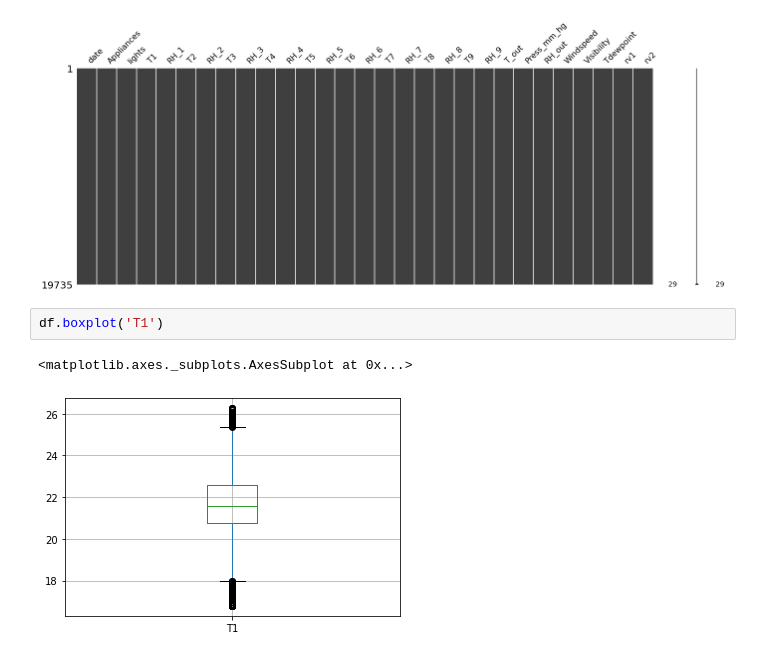
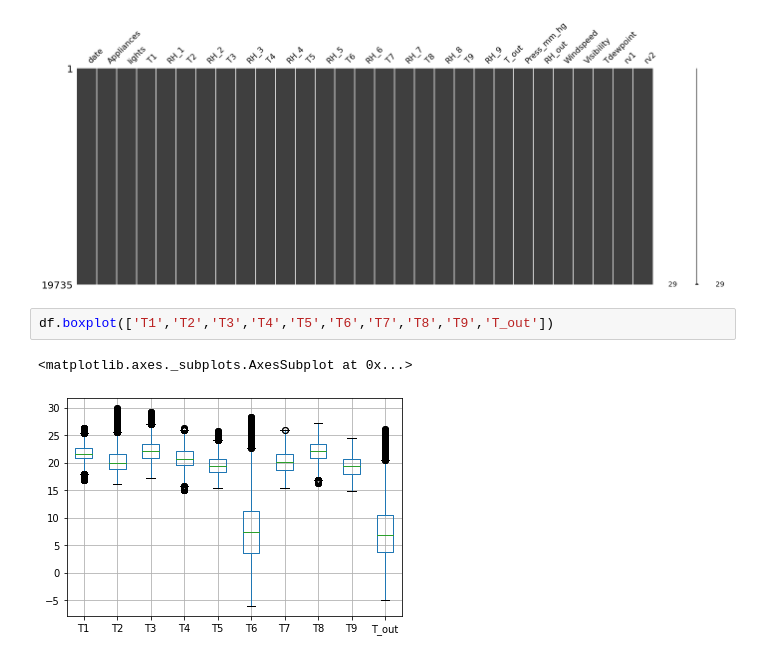
Before and after one commit to Shailendra114/Appliances-Energy-Prediction, a Jupyter notebook: Appliances_Energy_Prediction(Machine_Learnng_Capstone_Project).ipynb, the cells around one changed output. Saved outputs shown, nothing was run; the diff lists cells and outputs as text.

```diff
--- a/Appliances_Energy_Prediction(Machine_Learnng_Capstone_Project).ipynb
+++ b/Appliances_Energy_Prediction(Machine_Learnng_Capstone_Project).ipynb
@@ -255,8 +255,8 @@ mno.matrix(df, figsize = (23,8))
 # %% [output]
 <matplotlib.axes._subplots.AxesSubplot at 0x...>
 [figure]
-# %%
-df.boxplot('T1')
-# %% [output]
-<matplotlib.axes._subplots.AxesSubplot at 0x...>
-[figure, removed]
+# %%
+df.boxplot(['T1','T2','T3','T4','T5','T6','T7','T8','T9','T_out'])
+# %% [output]
+<matplotlib.axes._subplots.AxesSubplot at 0x...>
+[figure, added]
```
Also changed, not shown: parts of 5 cells of this notebook.
